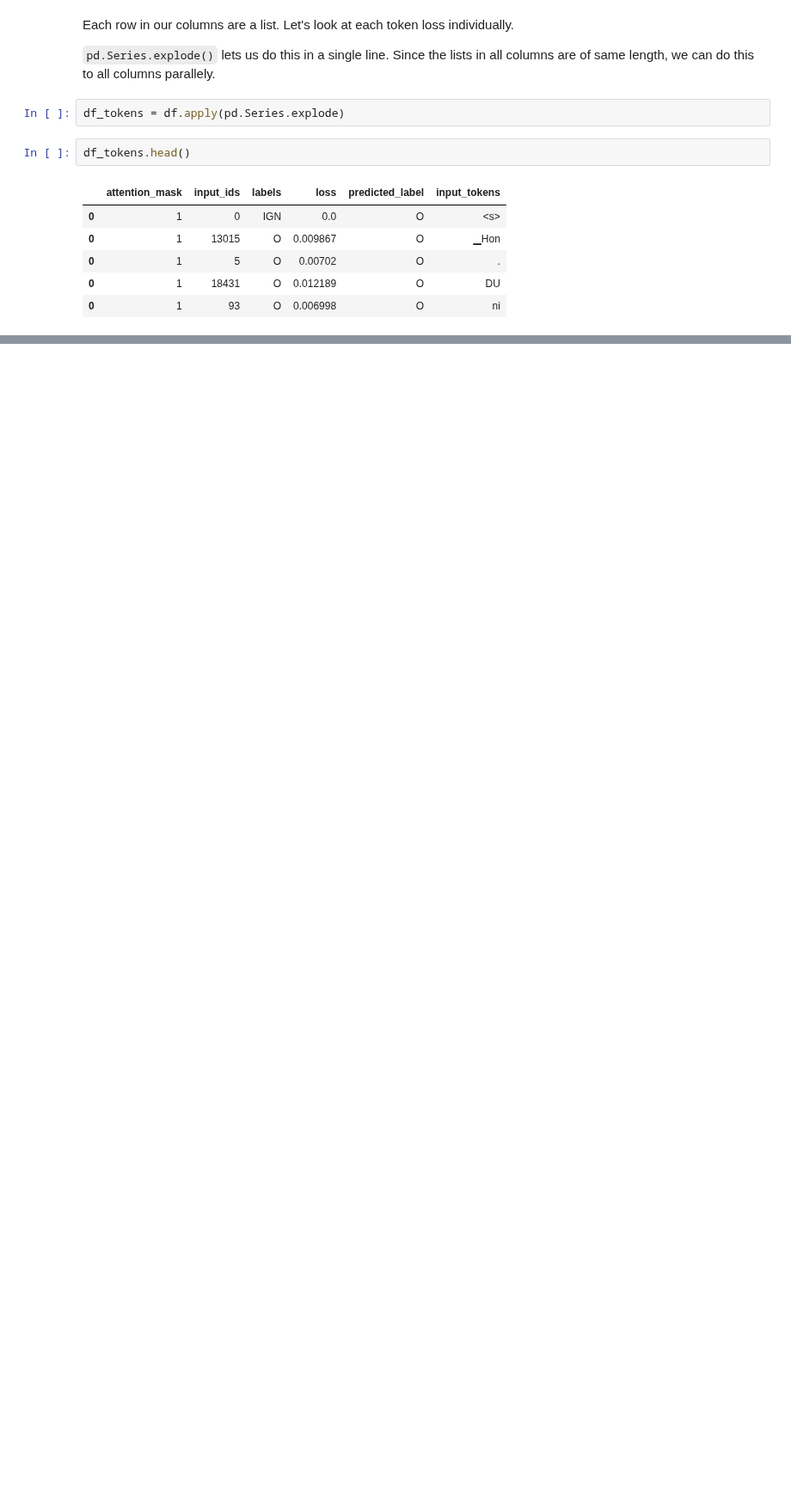
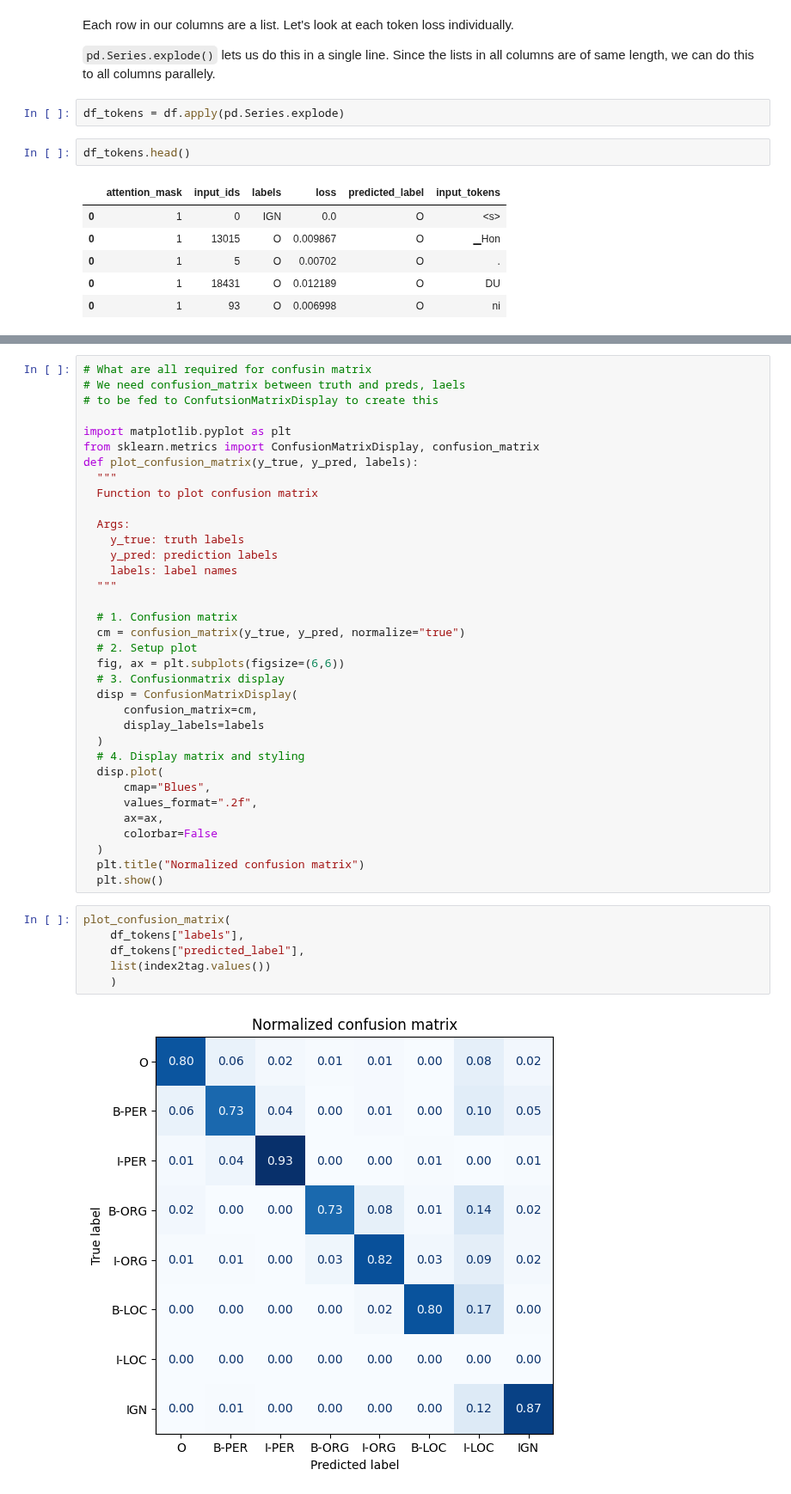
Before and after one commit to JpChii/nlp-with-hugging-face, a Jupyter notebook: notebooks/4-multilingual-named-entity-recognition.ipynb, the cells around one changed output, grey strips where cells are left out. Shown at 86% size. Saved outputs shown, nothing was run; the diff lists cells and outputs as text; blank space fills up the shorter version.

Commit message:
error analysis - confusion matrix at token level for the entire dataset

```diff
--- a/notebooks/4-multilingual-named-entity-recognition.ipynb
+++ b/notebooks/4-multilingual-named-entity-recognition.ipynb
@@ -1145,0 +1199,43 @@ df_tokens.head()
+# %%
+# What are all required for confusin matrix
+# We need confusion_matrix between truth and preds, laels
+# to be fed to ConfutsionMatrixDisplay to create this
+
+import matplotlib.pyplot as plt
+from sklearn.metrics import ConfusionMatrixDisplay, confusion_matrix
+def plot_confusion_matrix(y_true, y_pred, labels):
+  """
+  Function to plot confusion matrix
+
+  Args:
+    y_true: truth labels
+    y_pred: prediction labels
+    labels: label names
+  """
+
+  # 1. Confusion matrix
+  cm = confusion_matrix(y_true, y_pred, normalize="true")
+  # 2. Setup plot
+  fig, ax = plt.subplots(figsize=(6,6))
+  # 3. Confusionmatrix display
+  disp = ConfusionMatrixDisplay(
+      confusion_matrix=cm,
+      display_labels=labels
+  )
+  # 4. Display matrix and styling
+  disp.plot(
+      cmap="Blues",
+      values_format=".2f",
+      ax=ax,
+      colorbar=False
+  )
+  plt.title("Normalized confusion matrix")
+  plt.show()
+# %%
+plot_confusion_matrix(
+    df_tokens["labels"],
+    df_tokens["predicted_label"],
+    list(index2tag.values())
+    )
+# %% [output]
+[figure, added]
```
Also changed, not shown: parts of 12 cells of this notebook.
